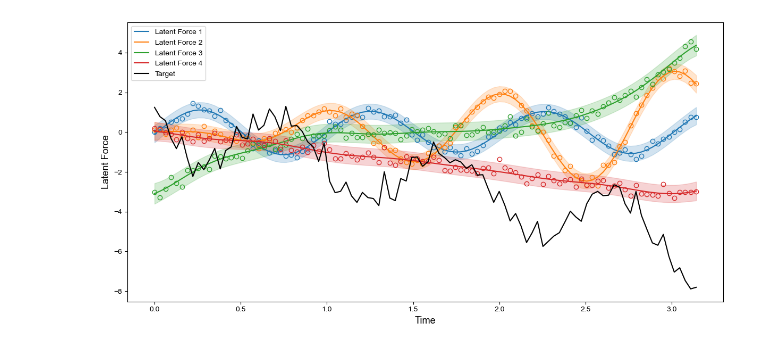
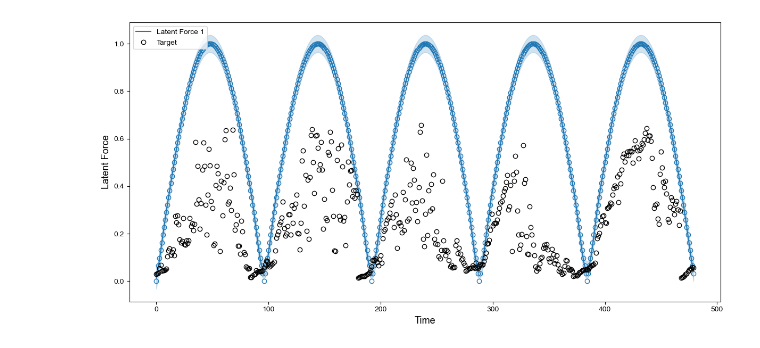
Before and after one commit to eirikbaekkelund/Dissertation, a Jupyter notebook: lfms.ipynb, the cells around one changed output. Saved outputs shown, nothing was run; the diff lists cells and outputs as text; code cells hidden in the pictures.

Commit message:
periodic update and todos

```diff
--- a/lfms.ipynb
+++ b/lfms.ipynb
@@ -93,17 +139,21 @@ class MultitaskGP(gpytorch.models.ExactGP):
+# %%
+periodic_time = dl.periodic_mapping(time, DAY_MIN, DAY_MAX, minute_interval=MINUTE_INTERVAL).unsqueeze(-1)
+periodic_train, _, periodic_test, _ = dl.train_test_split(periodic_time, y, n_hours=N_HOURS_PRED)
+x = torch.arange(0, len(periodic_time)).unsqueeze(-1).float()
 # %%
-x = torch.linspace(0, torch.pi, 100)
-y = torch.stack([torch.sin(x * 2 * torch.pi) + torch.randn(x.size(0)) * 0.2,
-                 x*torch.cos(x * 2 * torch.pi) + torch.randn(x.size(0)) * 0.2,
-                 (x-3/2)**3  +  torch.randn(x.size(0)) * 0.2,
-                 -x + torch.randn(x.size(0))*0.2,
-                ], -1)
+# x = torch.linspace(0, torch.pi, 100)
+# y = torch.stack([torch.sin(x * 2 * torch.pi) + torch.randn(x.size(0)) * 0.2,
+#                 #  x*torch.cos(x * 2 * torch.pi) + torch.randn(x.size(0)) * 0.2,
+#                 #  (x-3/2)**3  +  torch.randn(x.size(0)) * 0.2,
+#                 #  -x + torch.randn(x.size(0))*0.2,
+#                 ], -1)
 
 
-# generate random weights from a normal distribution
-w = torch.randn(4, 1)
-z = y @ w + torch.randn(y.size(0), 1) * 0.1
+# # generate random weights from a normal distribution
+# w = torch.randn(y.size(1), 1)
+# z = y @ w + torch.randn(y.size(0), 1) * 0.1
 
-z_train, z_test = z[:75], z[75:]
+# z_train, z_test = z[:75], z[75:]
 # %%
 likelihood = gpytorch.likelihoods.MultitaskGaussianLikelihood(num_tasks=y.shape[1])
 mean_module = gpytorch.means.MultitaskMean(
@@ -116,7 +166,7 @@ covar_module = gpytorch.kernels.MultitaskKernel(
                     rank=1
                 )
 multitask_model = MultitaskGP(X=x,
-                              y=y,
+                              y=periodic_time,
                               mean_module=mean_module,
                               covar_module=covar_module)
 multitask_model.fit(n_iter=100,
@@ -138,6 +188,8 @@ Iter 100 - Loss: 0.10040176659822464
 # %%
-def plot_multitask_gp(multitask_model, x, y):
-    y_pred, lower, upper = multitask_model.predict(x)
+def plot_multitask_gp(multitask_model, x, lfs, target):
+    lfs_pred, lower, upper = multitask_model.predict(x)
+    if len(x.shape) > 1:
+        x = x.squeeze(-1)
 
     # create color array of length 10
     colors = plt.get_cmap('tab10').colors
@@ -146,23 +198,23 @@ def plot_multitask_gp(multitask_model, x, y):
 
     plt.figure(figsize=(12, 6))
     # plot each task
-    for i in range(y.shape[1]):
-        plt.plot(x.numpy(), y[:, i].numpy(), 'o', color=colors[i], fillstyle='none')
-        plt.plot(x.numpy(), y_pred[:, i].numpy(), color=colors[i], label=f'Latent Force {i+1}')
+    for i in range(lfs.shape[1]):
+        plt.plot(x.numpy(), lfs[:, i].numpy(), 'o', color=colors[i], fillstyle='none')
+        plt.plot(x.numpy(), lfs_pred[:, i].numpy(), color=colors[i], label=f'Latent Force {i+1}')
         plt.fill_between(x.numpy(), lower[:, i].numpy(), upper[:, i].numpy(), color=colors[i], alpha=0.2)
 
     plt.xlabel('Time', fontsize=13)
     plt.ylabel('Latent Force', fontsize=13)
 
-    plt.plot(x.numpy(), z.numpy(), color='black', fillstyle='none', label='Target')
+    plt.plot(x.numpy(), target.numpy(), 'o', color='black', label='Target', fillstyle='none')
 
-    plt.legend(loc='best')
+    plt.legend(loc='upper left')
     plt.tight_layout()
     plt.show()
 # %%
-plot_multitask_gp(multitask_model, x, y)
+plot_multitask_gp(multitask_model, x=x, lfs=periodic_time, target=y)
 # %% [output]
-[figure, old version]
+[figure, new version]
 # %%
 from torchdiffeq import odeint
 
```
Also changed, not shown: parts of 9 cells of this notebook, 2 other files.
